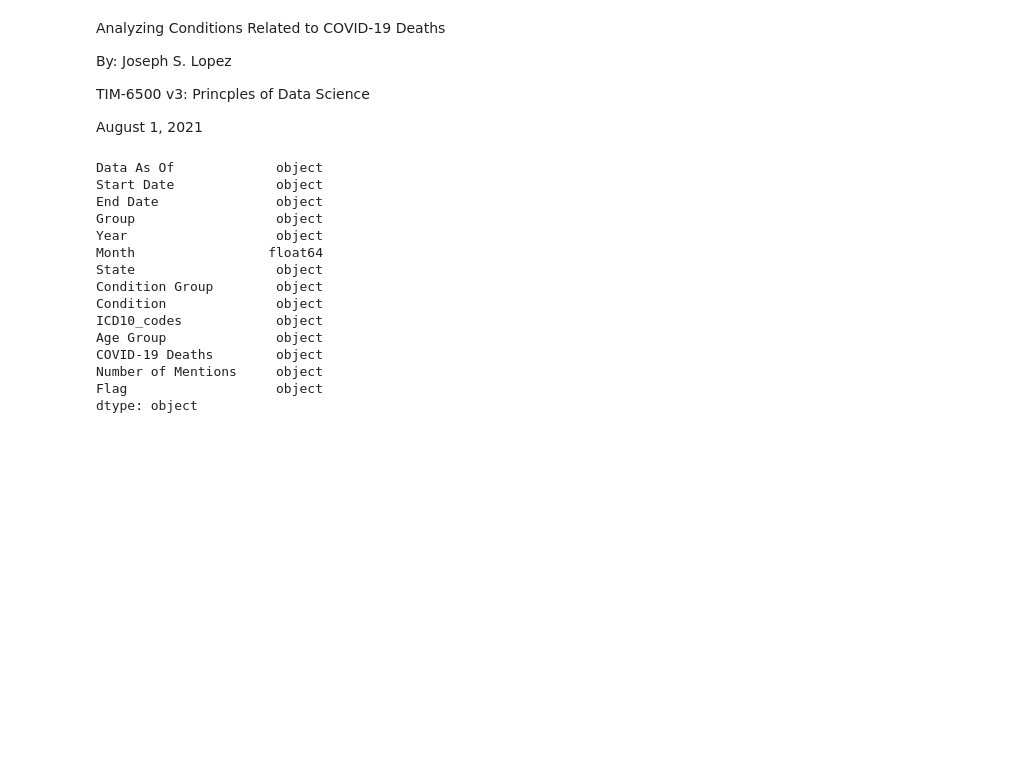
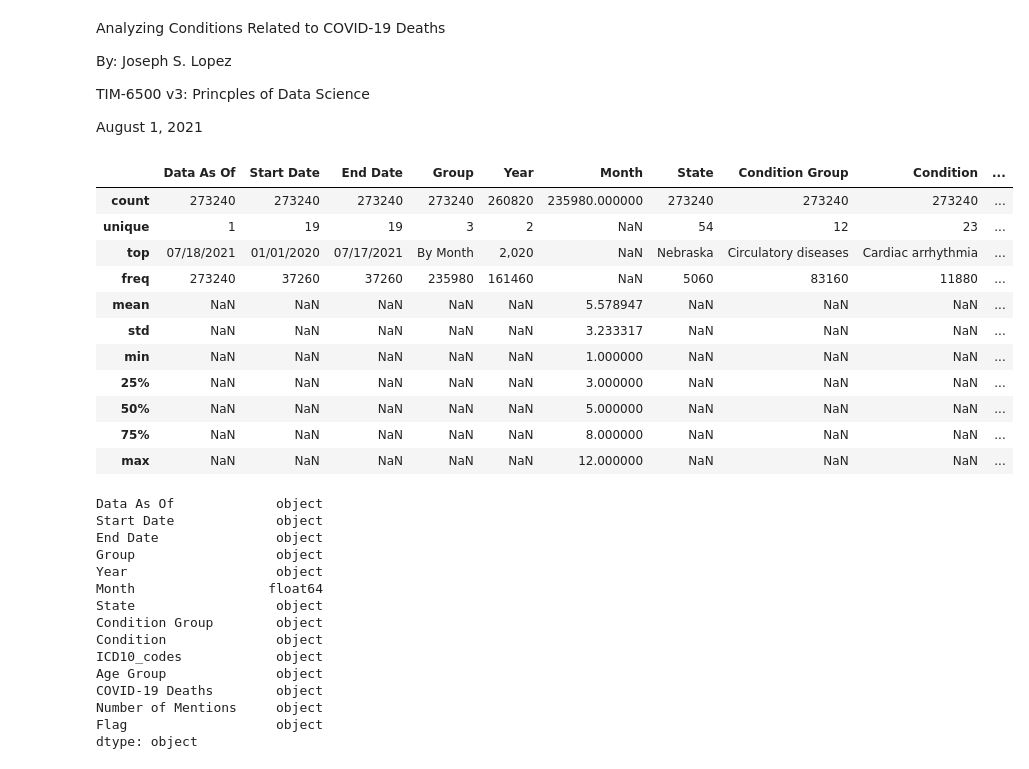
Before and after one commit to JScottLopez/github-ds, a Jupyter notebook: TIM_6500_JSLopez.ipynb, the cells around one changed output. Saved outputs shown, nothing was run; the diff lists cells and outputs as text; code cells hidden in the pictures; blank space fills up the shorter version.

```diff
--- a/TIM_6500_JSLopez.ipynb
+++ b/TIM_6500_JSLopez.ipynb
@@ -11,12 +11,25 @@ August 1, 2021
 # %%
 #import necessary Python libraries
 import pandas as pd
 
 #assigned data frame to variable
 df = pd.read_csv('Conditions_Contributing_to_COVID-19_Deaths__by_State_and_Age.csv')
 
 #used include since data set contains mixed
-#df.describe(include = 'all')
+df.describe(include = 'all')
+# %% [output]
+|  | Data As Of | Start Date | End Date | Group | Year | Month | State | Condition Group | Condition | ... |
+| count | 273240 | 273240 | 273240 | 273240 | 260820 | 235980.000000 | 273240 | 273240 | 273240 | ... |
+| unique | 1 | 19 | 19 | 3 | 2 | NaN | 54 | 12 | 23 | ... |
+| top | 07/18/2021 | 01/01/2020 | 07/17/2021 | By Month | 2,020 | NaN | Nebraska | Circulatory diseases | Cardiac arrhythmia | ... |
+| freq | 273240 | 37260 | 37260 | 235980 | 161460 | NaN | 5060 | 83160 | 11880 | ... |
+| mean | NaN | NaN | NaN | NaN | NaN | 5.578947 | NaN | NaN | NaN | ... |
+| std | NaN | NaN | NaN | NaN | NaN | 3.233317 | NaN | NaN | NaN | ... |
+| min | NaN | NaN | NaN | NaN | NaN | 1.000000 | NaN | NaN | NaN | ... |
+| 25% | NaN | NaN | NaN | NaN | NaN | 3.000000 | NaN | NaN | NaN | ... |
+| 50% | NaN | NaN | NaN | NaN | NaN | 5.000000 | NaN | NaN | NaN | ... |
+| 75% | NaN | NaN | NaN | NaN | NaN | 8.000000 | NaN | NaN | NaN | ... |
+| max | NaN | NaN | NaN | NaN | NaN | 12.000000 | NaN | NaN | NaN | ... |
 # %%
 #determine data types for each column
 df.dtypes
```
Also changed, not shown: parts of 2 cells of this notebook.
